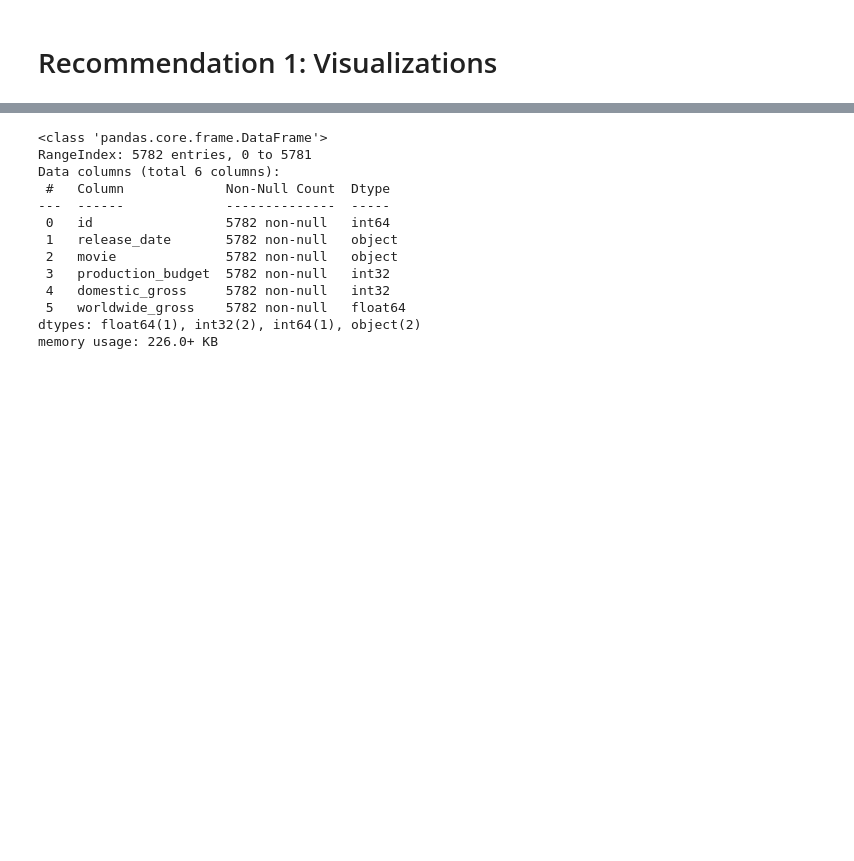
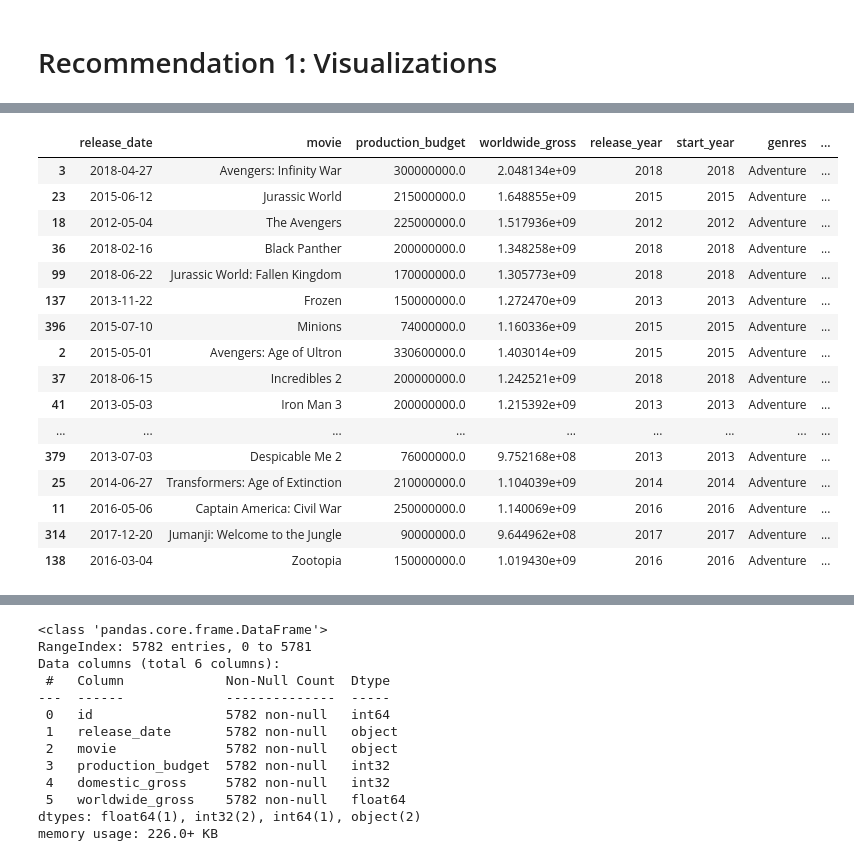
Before and after one commit to charlesmpan/FilmStudioMovieRec, a Jupyter notebook: final_notebook_kev_update_after_ben.ipynb, the cells around one changed output, grey strips where cells are left out. Saved outputs shown, nothing was run; the diff lists cells and outputs as text; code cells hidden in the pictures; blank space fills up the shorter version.

```diff
--- a/final_notebook_kev_update_after_ben.ipynb
+++ b/final_notebook_kev_update_after_ben.ipynb
@@ -132,3 +160,23 @@ plt.savefig('net_return_visualization.png', bbox_inches='tight')
+# %%
+moviebudgets_moviebasics_df[moviebudgets_moviebasics_df['genres'] == 'Adventure'].sort_values(by='net_return', ascending=False).head(20)
+# %% [output]
+|  | release_date | movie | production_budget | worldwide_gross | release_year | start_year | genres | ... |
+| 3 | 2018-04-27 | Avengers: Infinity War | 300000000.0 | 2.048134e+09 | 2018 | 2018 | Adventure | ... |
+| 23 | 2015-06-12 | Jurassic World | 215000000.0 | 1.648855e+09 | 2015 | 2015 | Adventure | ... |
+| 18 | 2012-05-04 | The Avengers | 225000000.0 | 1.517936e+09 | 2012 | 2012 | Adventure | ... |
+| 36 | 2018-02-16 | Black Panther | 200000000.0 | 1.348258e+09 | 2018 | 2018 | Adventure | ... |
+| 99 | 2018-06-22 | Jurassic World: Fallen Kingdom | 170000000.0 | 1.305773e+09 | 2018 | 2018 | Adventure | ... |
+| 137 | 2013-11-22 | Frozen | 150000000.0 | 1.272470e+09 | 2013 | 2013 | Adventure | ... |
+| 396 | 2015-07-10 | Minions | 74000000.0 | 1.160336e+09 | 2015 | 2015 | Adventure | ... |
+| 2 | 2015-05-01 | Avengers: Age of Ultron | 330600000.0 | 1.403014e+09 | 2015 | 2015 | Adventure | ... |
+| 37 | 2018-06-15 | Incredibles 2 | 200000000.0 | 1.242521e+09 | 2018 | 2018 | Adventure | ... |
+| 41 | 2013-05-03 | Iron Man 3 | 200000000.0 | 1.215392e+09 | 2013 | 2013 | Adventure | ... |
+| ... | ... | ... | ... | ... | ... | ... | ... | ... |
+| 379 | 2013-07-03 | Despicable Me 2 | 76000000.0 | 9.752168e+08 | 2013 | 2013 | Adventure | ... |
+| 25 | 2014-06-27 | Transformers: Age of Extinction | 210000000.0 | 1.104039e+09 | 2014 | 2014 | Adventure | ... |
+| 11 | 2016-05-06 | Captain America: Civil War | 250000000.0 | 1.140069e+09 | 2016 | 2016 | Adventure | ... |
+| 314 | 2017-12-20 | Jumanji: Welcome to the Jungle | 90000000.0 | 9.644962e+08 | 2017 | 2017 | Adventure | ... |
+| 138 | 2016-03-04 | Zootopia | 150000000.0 | 1.019430e+09 | 2016 | 2016 | Adventure | ... |
 # %%
 # visualization 2: ROI% bar plot
 
```
Also changed, not shown: parts of 22 cells of this notebook, 1 other file.
